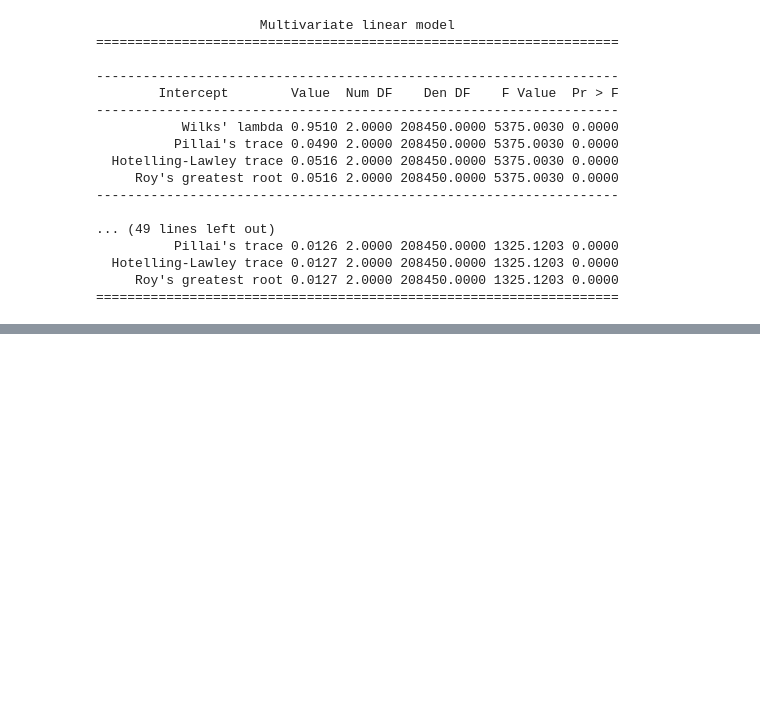
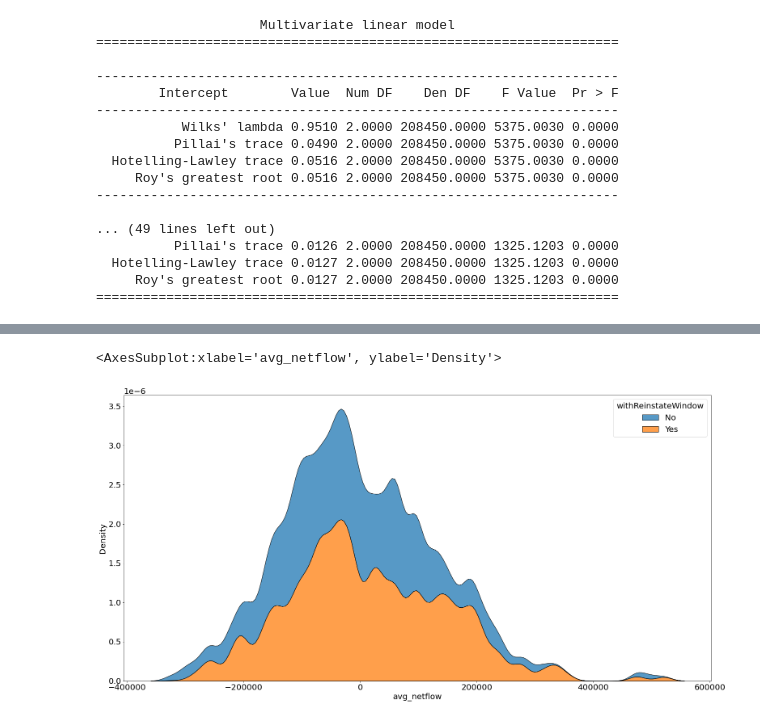
Before and after one commit to EdgeCaser/LiquiditySims, a Jupyter notebook: Stats.ipynb, the cells around one changed output, grey strips where cells are left out. Saved outputs shown, nothing was run; the diff lists cells and outputs as text; code cells hidden in the pictures; blank space fills up the shorter version.

```diff
--- a/Stats.ipynb
+++ b/Stats.ipynb
@@ -102,0 +167,5 @@ print(fit.mv_test())
+# %%
+sns.kdeplot(data=df, x="avg_netflow", hue="withReinstateWindow", multiple="stack")
+# %% [output]
+<AxesSubplot:xlabel='avg_netflow', ylabel='Density'>
+[figure, added]
```
Also changed, not shown: parts of 13 cells of this notebook, 2 other files.
